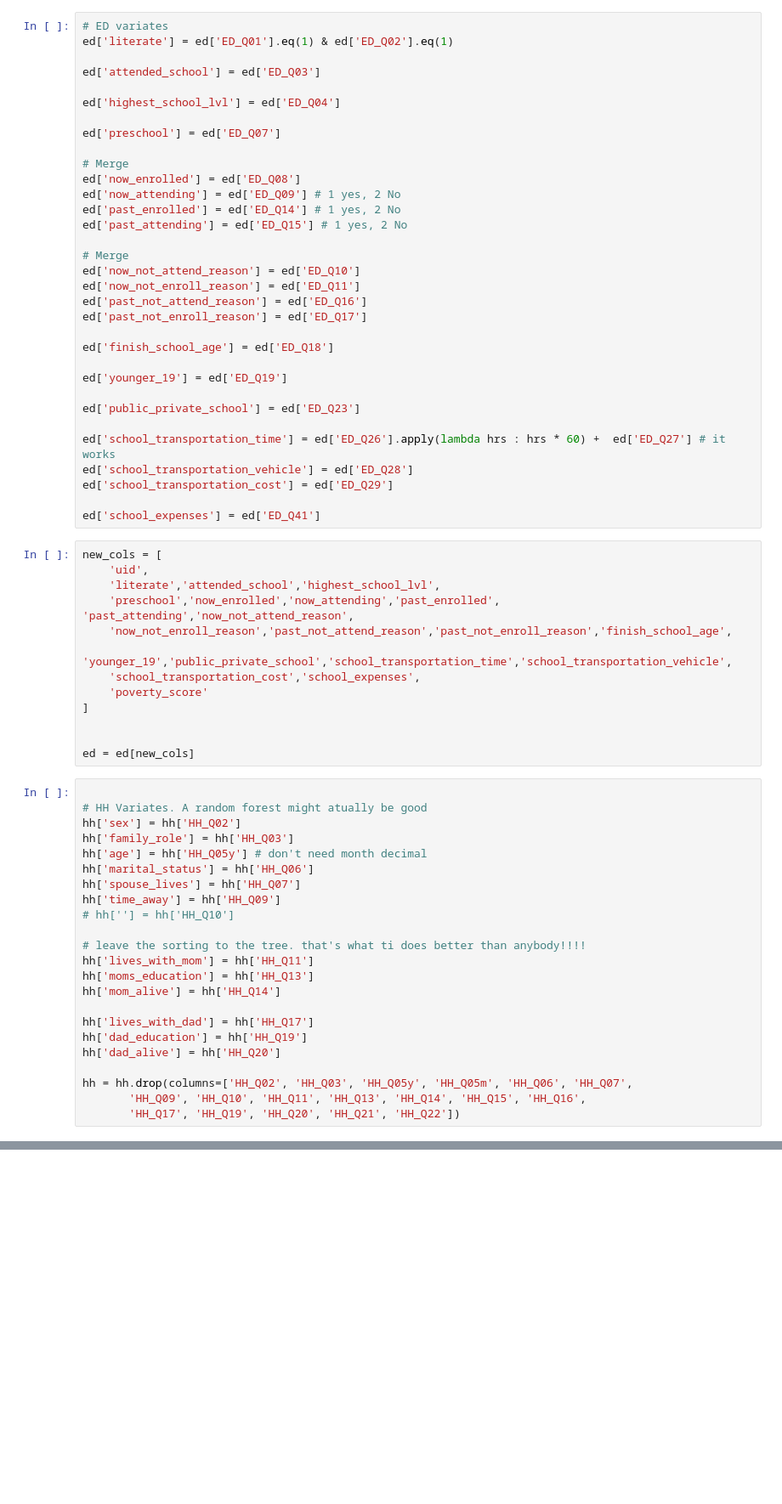
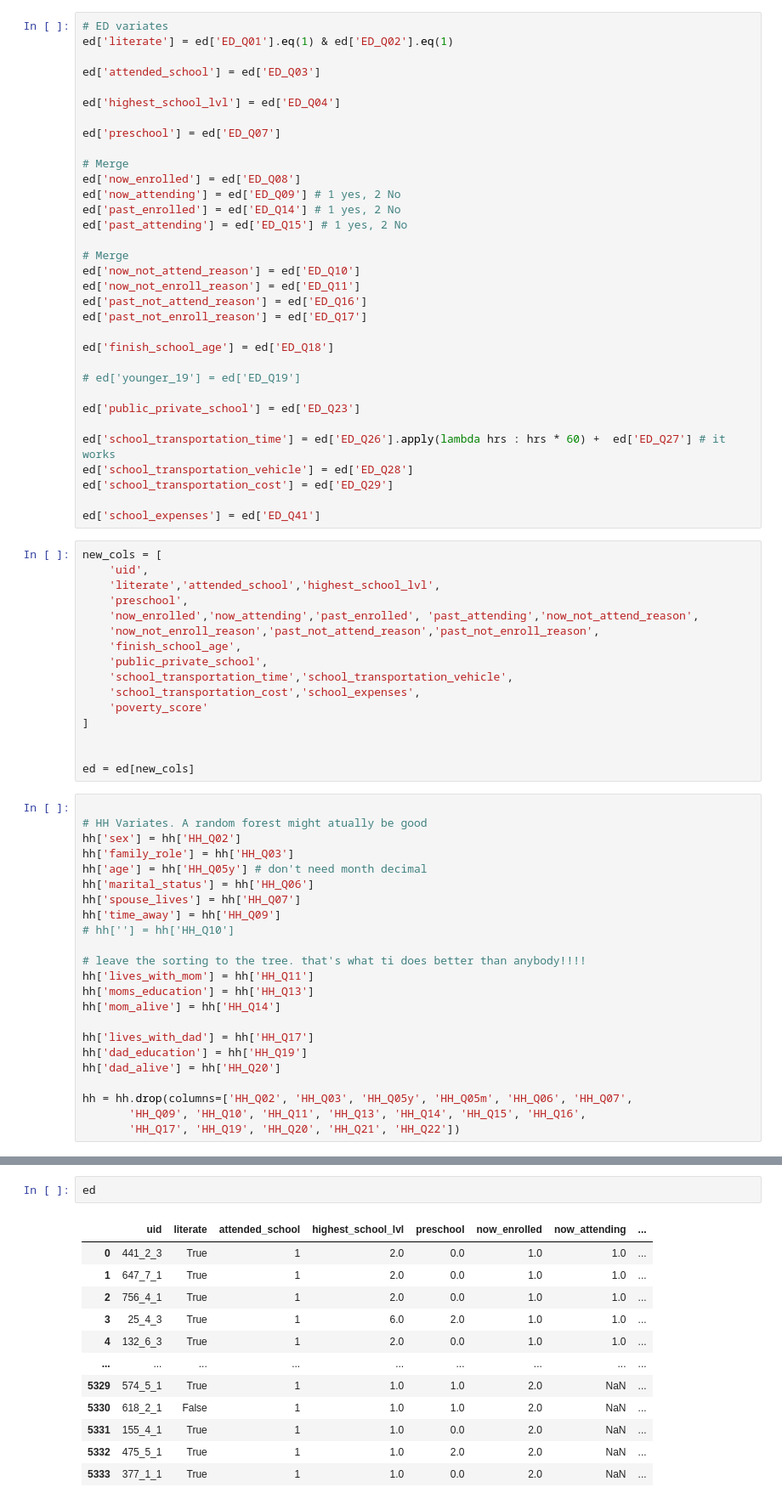
Before and after one commit to jbellogo/Classification, a Jupyter notebook: explorations.ipynb, the cells around one changed output, grey strips where cells are left out. Shown at 85% size. Cells and saved outputs as stored; diff of their text form; blank space fills up the shorter version.

```diff
--- a/explorations.ipynb
+++ b/explorations.ipynb
@@ -107,7 +123,7 @@ ed['past_not_enroll_reason'] = ed['ED_Q17']
 
 ed['finish_school_age'] = ed['ED_Q18']
 
-ed['younger_19'] = ed['ED_Q19']
+# ed['younger_19'] = ed['ED_Q19']
 
 ed['public_private_school'] = ed['ED_Q23']
 
@@ -120,9 +136,12 @@ ed['school_expenses'] = ed['ED_Q41']
 new_cols = [
     'uid',
     'literate','attended_school','highest_school_lvl',
-    'preschool','now_enrolled','now_attending','past_enrolled', 'past_attending','now_not_attend_reason',
-    'now_not_enroll_reason','past_not_attend_reason','past_not_enroll_reason','finish_school_age',
-    'younger_19','public_private_school','school_transportation_time','school_transportation_vehicle',
+    'preschool',
+    'now_enrolled','now_attending','past_enrolled', 'past_attending','now_not_attend_reason',
+    'now_not_enroll_reason','past_not_attend_reason','past_not_enroll_reason',
+    'finish_school_age',
+    'public_private_school',
+    'school_transportation_time','school_transportation_vehicle',
     'school_transportation_cost','school_expenses',
     'poverty_score'
 ]
@@ -209,0 +174,15 @@ g3hh.to_csv('./group3/hh_train_g3.csv', index=False)
+# %%
+ed
+# %% [output]
+|  | uid | literate | attended_school | highest_school_lvl | preschool | now_enrolled | now_attending | ... |
+| 0 | 441_2_3 | True | 1 | 2.0 | 0.0 | 1.0 | 1.0 | ... |
+| 1 | 647_7_1 | True | 1 | 2.0 | 0.0 | 1.0 | 1.0 | ... |
+| 2 | 756_4_1 | True | 1 | 2.0 | 0.0 | 1.0 | 1.0 | ... |
+| 3 | 25_4_3 | True | 1 | 6.0 | 2.0 | 1.0 | 1.0 | ... |
+| 4 | 132_6_3 | True | 1 | 2.0 | 0.0 | 1.0 | 1.0 | ... |
+| ... | ... | ... | ... | ... | ... | ... | ... | ... |
+| 5329 | 574_5_1 | True | 1 | 1.0 | 1.0 | 2.0 | NaN | ... |
+| 5330 | 618_2_1 | False | 1 | 1.0 | 1.0 | 2.0 | NaN | ... |
+| 5331 | 155_4_1 | True | 1 | 1.0 | 0.0 | 2.0 | NaN | ... |
+| 5332 | 475_5_1 | True | 1 | 1.0 | 2.0 | 2.0 | NaN | ... |
+| 5333 | 377_1_1 | True | 1 | 1.0 | 0.0 | 2.0 | NaN | ... |
```
Also changed, not shown: parts of 66 cells of this notebook, 8 other files.
